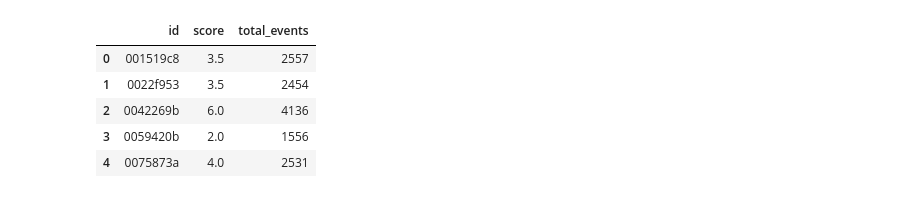
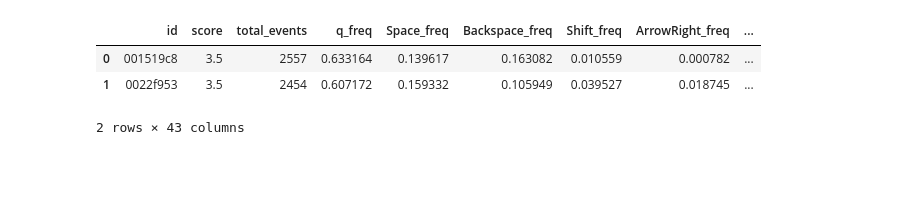
Before and after one commit to ZalmanKelber/kaggle_writing, a Jupyter notebook: writing1.ipynb, the cells around one changed output. Cells and saved outputs as stored; diff of their text form; code cells hidden in the pictures; blank space fills up the shorter version.

```diff
--- a/writing1.ipynb
+++ b/writing1.ipynb
@@ -42,14 +48,17 @@ train_logs.head(40)
 # %%
 essays = pd.DataFrame()
 essays['id'] = train_scores['id']
 essays['score'] = train_scores['score']
 g = train_logs.groupby(['id'])['event_id'].agg('count')
 essays['total_events'] = g.values
-essays.head()
+
+events = train_logs.groupby(['down_event'])['event_id'].agg('count').sort_values(ascending=False).index[:40]
+g = train_logs.groupby(['id', 'down_event']).count().unstack(fill_value=0).stack()
+for event in events:
+    essays[event + '_freq'] =  g[g.index.get_level_values('down_event') == event]['event_id'].values / essays['total_events']
+essays.head(2)
 # %% [output]
-|  | id | score | total_events |
-| 0 | 001519c8 | 3.5 | 2557 |
-| 1 | 0022f953 | 3.5 | 2454 |
-| 2 | 0042269b | 6.0 | 4136 |
-| 3 | 0059420b | 2.0 | 1556 |
-| 4 | 0075873a | 4.0 | 2531 |
+|  | id | score | total_events | q_freq | Space_freq | Backspace_freq | Shift_freq | ArrowRight_freq | ... |
+| 0 | 001519c8 | 3.5 | 2557 | 0.633164 | 0.139617 | 0.163082 | 0.010559 | 0.000782 | ... |
+| 1 | 0022f953 | 3.5 | 2454 | 0.607172 | 0.159332 | 0.105949 | 0.039527 | 0.018745 | ... |
+2 rows × 43 columns
```
Also changed, not shown: parts of 12 cells of this notebook.
